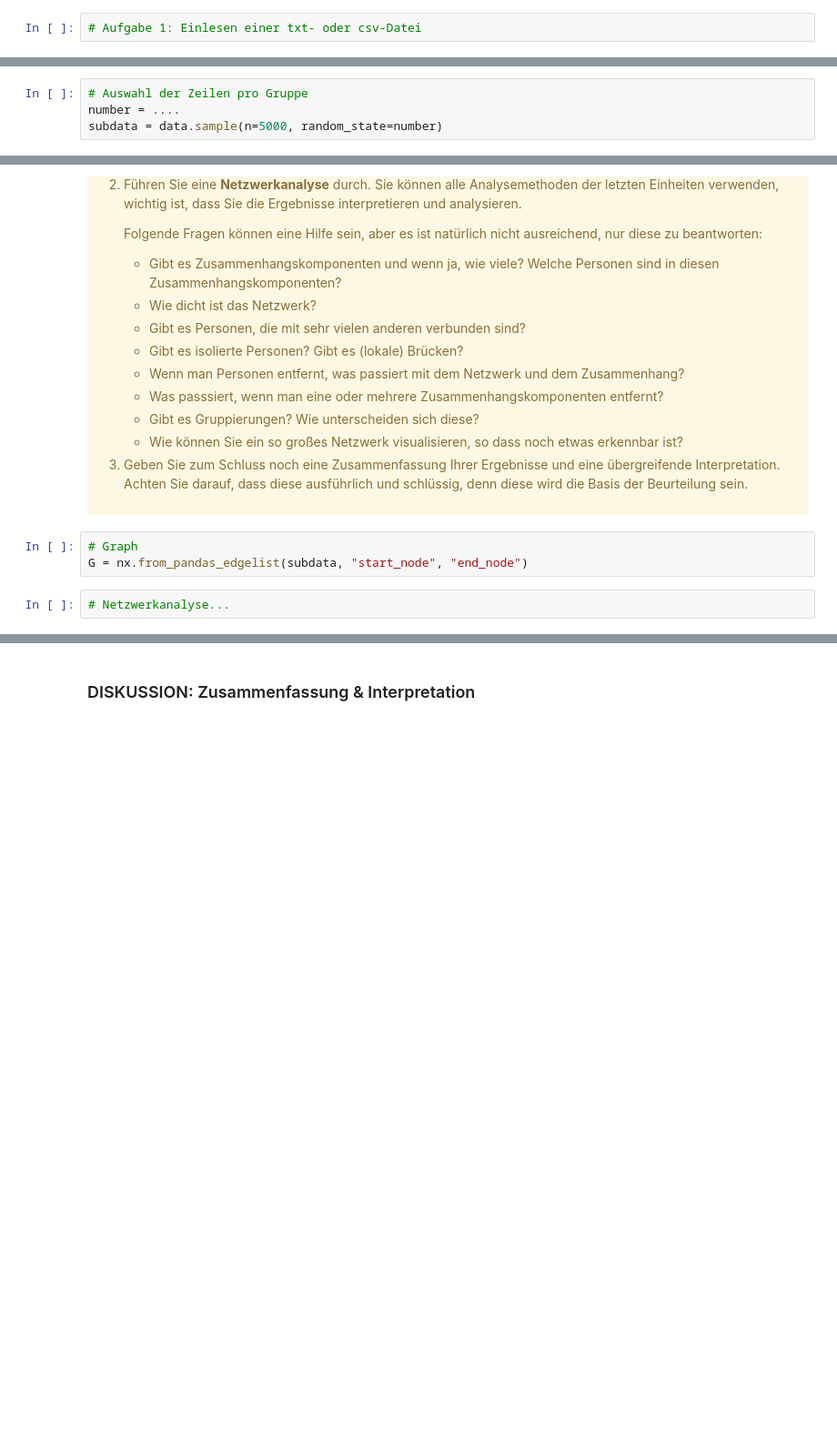
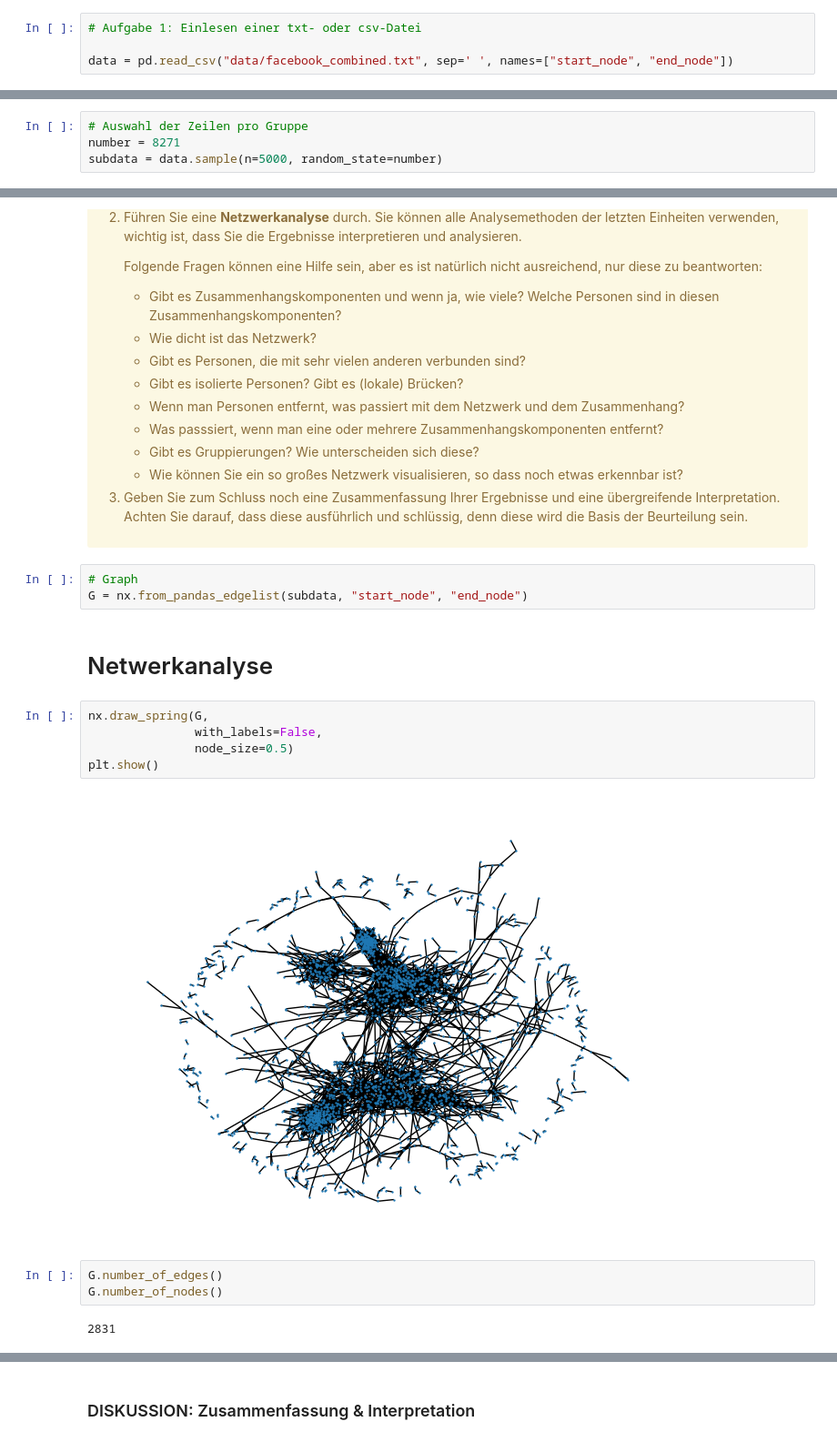
Before and after one commit to thodotpro/ws25_network, a Jupyter notebook: 25W-NWS-Aufgabenstellung.ipynb, the cells around one changed output, grey strips where cells are left out. Shown: that part at 91% size. Saved outputs shown, nothing was run; the diff lists cells and outputs as text; blank space fills up the shorter version.

Commit message:
plot

```diff
--- a/25W-NWS-Aufgabenstellung.ipynb
+++ b/25W-NWS-Aufgabenstellung.ipynb
@@ -27,5 +28,7 @@ import pandas as pd   # Einlesen eines Dataframes
 </div>
 # %%
 # Aufgabe 1: Einlesen einer txt- oder csv-Datei
+
+data = pd.read_csv("data/facebook_combined.txt", sep=' ', names=["start_node", "end_node"])
 # %%
 # Aufgabe 1: Typ, ersten 10 Zeilen, Dimension
@@ -42,7 +69,7 @@ Bedingungen für `random_state`
 * Geben Sie diese Nummer an.
 # %%
 # Auswahl der Zeilen pro Gruppe
-number = ....
+number = 8271
 subdata = data.sample(n=5000, random_state=number)
 # %% [markdown]
 ## <span style="color:#084B8A; font-weight:bold">3 Netzwerkanalyse</span>
@@ -70,5 +97,17 @@ subdata = data.sample(n=5000, random_state=number)
 # %%
 # Graph
 G = nx.from_pandas_edgelist(subdata, "start_node", "end_node")
+# %% [markdown]
+# Netwerkanalyse
 # %%
-# Netzwerkanalyse...
+nx.draw_spring(G,
+               with_labels=False,
+               node_size=0.5)
+plt.show()
+# %% [output]
+[figure, added]
+# %%
+G.number_of_edges()
+G.number_of_nodes()
+# %% [output]
+2831
```
Also changed, not shown: parts of 6 cells of this notebook, 2 other files.
